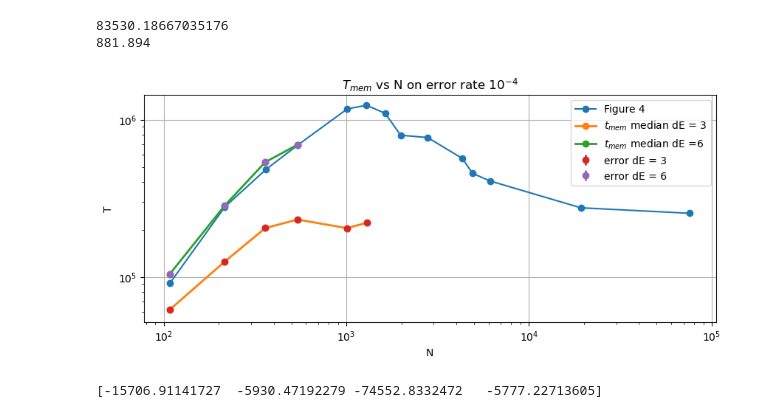
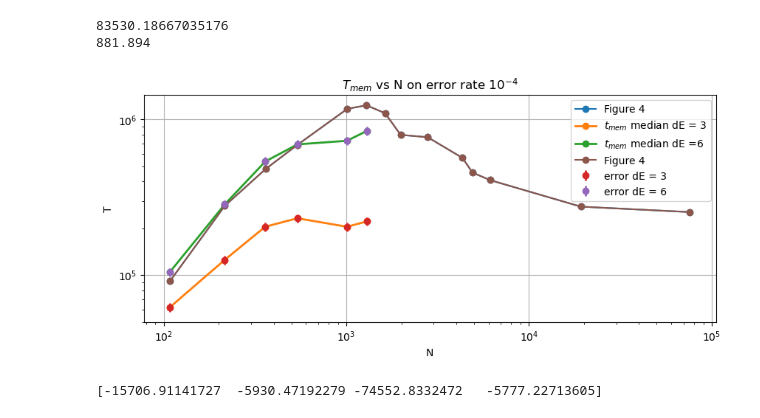
Before and after one commit to toM0dots/XYZ-color-code, a Jupyter notebook: XYZ_color_code/comparison.ipynb, the cells around one changed output. Saved outputs shown, nothing was run; the diff lists cells and outputs as text; code cells hidden in the pictures.

```diff
--- a/XYZ_color_code/comparison.ipynb
+++ b/XYZ_color_code/comparison.ipynb
@@ -26,7 +37,9 @@ t5 = np.median(t[10000:10999])
 t0_6 = np.median(t[12000:12999])
 t1_6 = np.median(t[14000:14999])
 t2_6 = np.median(t[16000:16999])
-t3_6 = np.median(t[18000:-1])
+t3_6 = np.median(t[18000:19999])
+t4_6 = np.median(t[20000:20499])
+t5_6 = np.median(t[20500:-1])
 
 e0 = np.std(t[0:1999])
 e1 = np.std(t[2000:3999])
@@ -37,15 +50,17 @@ e5 = np.std(t[10000:11999])
 e0_6 = np.std(t[12000:13999])
 e1_6 = np.std(t[14000:15999])
 e2_6 = np.std(t[16000:17999])
-e3_6 = np.std(t[18000:-1])
+e3_6 = np.std(t[18000:19999])
+e4_6 = np.std(t[20000: 20499])
+e5_6 = np.std(t[20500:-1])
 
 times = [t0, t1, t2, t3, t4, t5]
-times_6 = [t0_6, t1_6, t2_6, t3_6]
+times_6 = [t0_6, t1_6, t2_6, t3_6, t4_6, t5_6]
 
 errors = [e0, e1, e2, e3, e4, e5]
-errors = np.array(errors)/ np.sqrt(2000)
-errors_6 = [e0_6, e1_6, e2_6, e3_6]
-errors_6 = np.array(errors_6)/ np.sqrt(2000)
+errors = np.array(errors)/ np.sqrt(500)
+errors_6 = [e0_6, e1_6, e2_6, e3_6, e4_6, e5_6]
+errors_6 = np.array(errors_6)/ np.sqrt(500)
 x1 =[ 9*6*2, 12*9*2, 15*12*2, 18*15*2, 24*21*2, 27*24*2, 30*27*2, 33*30*2, 39*36*2]
 print(t0, t1, t2, t3, t4)
 print(np.mean(t[0:1999]))
@@ -86,23 +102,23 @@ print(min(t[0:1999]))
 # %%
 plt.figure(figsize=(10, 4))
 plt.plot(M, N, 'o-', label='Figure 4')
 plt.plot(x1[:len(times)], times, 'o-', label=r'$t_{mem}$ median dE = 3', linewidth=2)
 plt.plot(x1[:len(times_6)], times_6, 'o-', label=r'$t_{mem}$ median dE =6', linewidth=2)
 plt.errorbar(x1[:len(times)], times, yerr=errors, fmt='o', label=r'error dE = 3', linewidth=2)
 plt.errorbar(x1[:len(times_6)], times_6, yerr=errors_6, fmt='o', label=r'error dE = 6', linewidth=2)
-
+plt.plot(M, N, 'o-', label='Figure 4')
 plt.xlabel('N')
 plt.ylabel('T')
 plt.xscale('log')
 plt.yscale('log')
 plt.title(r'$T_{mem}$ vs N on error rate $10^{-4}$')
 # plt.ylim(1e, 1e6)
 plt.grid()
 plt.legend()
 plt.savefig('T_mem_vs_N.png')
 plt.show()
 # %% [output]
-[figure, old version]
+[figure, new version]
 # %%
 print(N[:4]-times_6)
 # %% [output]
```
Also changed, not shown: parts of 11 cells of this notebook, 14 other files.
